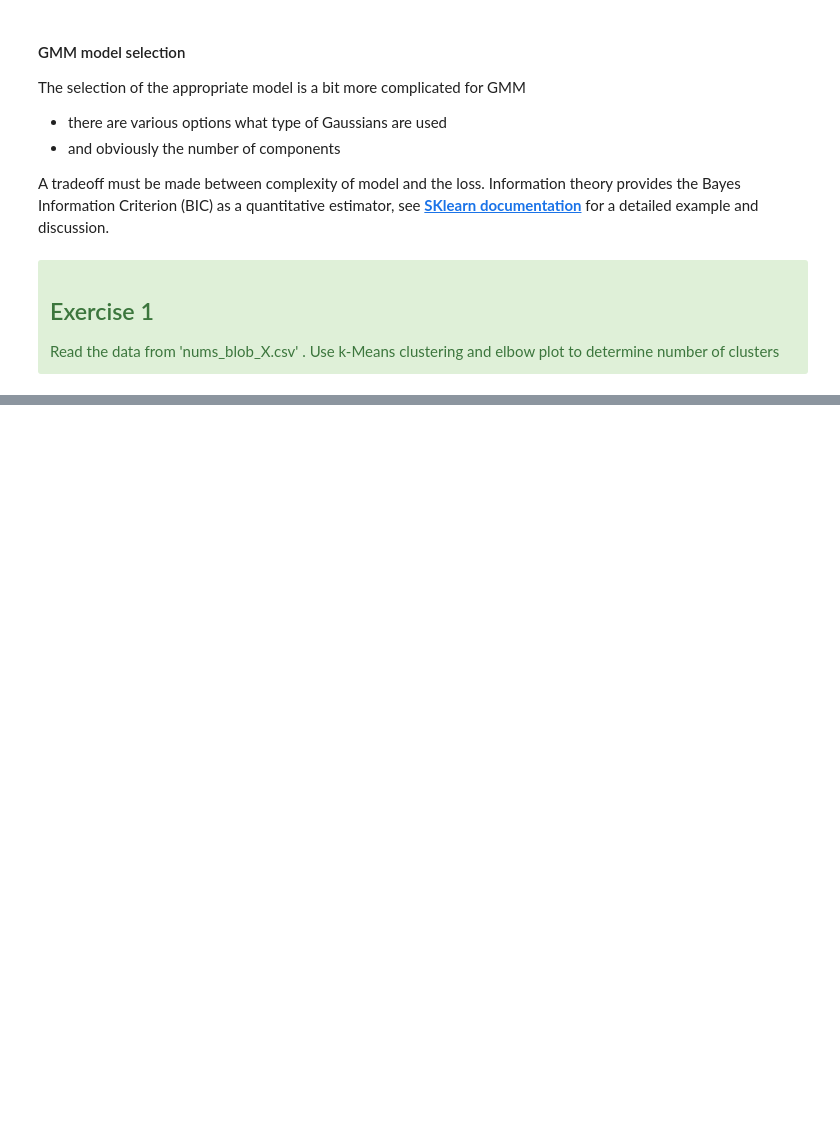
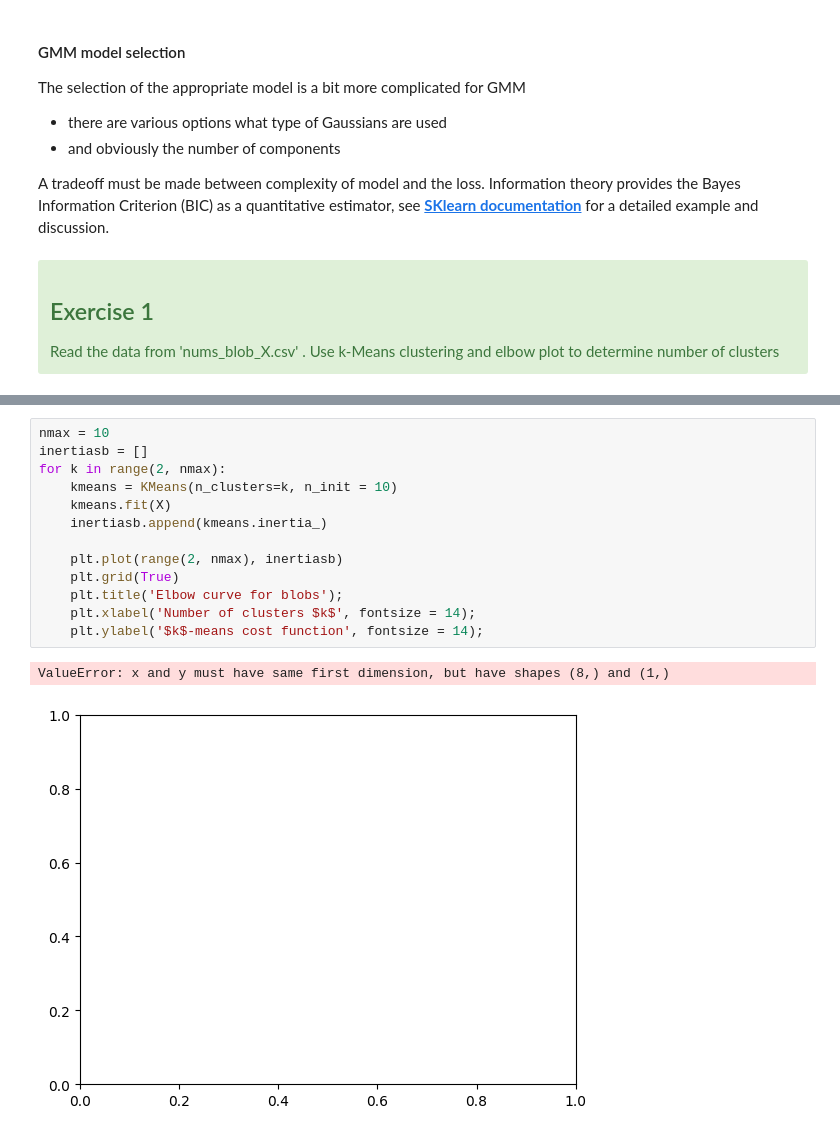
Before and after one commit to KohlensaeureJunk/DataAnalysiswithML, a Jupyter notebook: cluster.ipynb, the cells around one changed output, grey strips where cells are left out. Drawn from its saved outputs; the diff is of its cells as text; blank space fills up the shorter version.

```diff
--- a/cluster.ipynb
+++ b/cluster.ipynb
@@ -186,0 +247,16 @@ X.shape
+# %%
+nmax = 10
+inertiasb = []
+for k in range(2, nmax):
+    kmeans = KMeans(n_clusters=k, n_init = 10)
+    kmeans.fit(X)
+    inertiasb.append(kmeans.inertia_)
+
+    plt.plot(range(2, nmax), inertiasb)
+    plt.grid(True)
+    plt.title('Elbow curve for blobs');
+    plt.xlabel('Number of clusters $k$', fontsize = 14);
+    plt.ylabel('$k$-means cost function', fontsize = 14);
+# %% [output]
+ValueError: x and y must have same first dimension, but have shapes (8,) and (1,)
+[figure, added]
```
Also changed, not shown: parts of 18 cells of this notebook, 2 other files.
